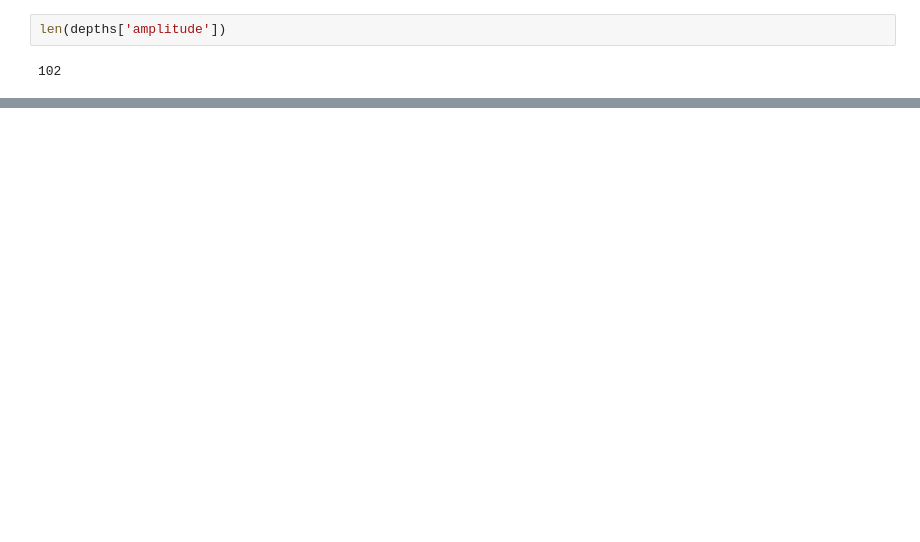
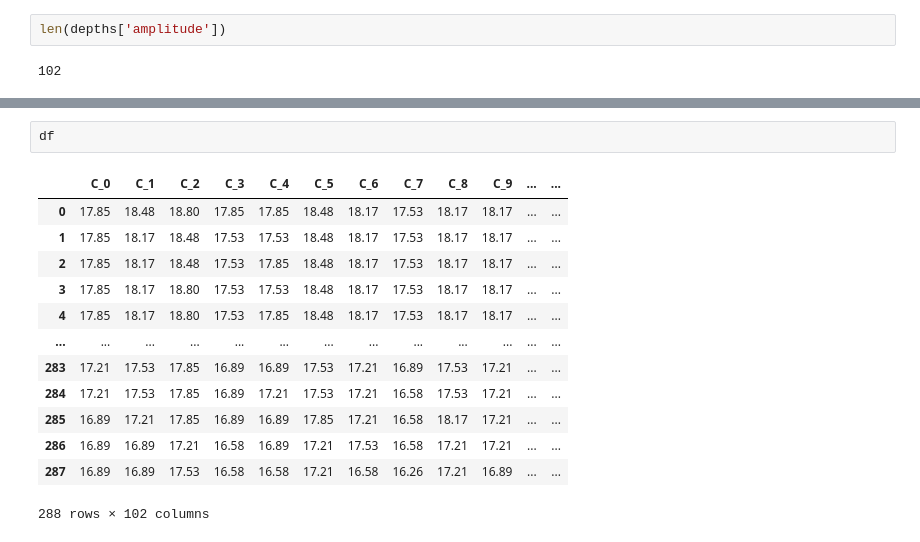
Before and after one commit to allisonaustin/streaming-depths, a Jupyter notebook: examples/depths_test.ipynb, the cells around one changed output, grey strips where cells are left out. Saved outputs shown, nothing was run; the diff lists cells and outputs as text; blank space fills up the shorter version.

```diff
--- a/examples/depths_test.ipynb
+++ b/examples/depths_test.ipynb
@@ -315,3 +314,19 @@ array([False, False, False, False,  True, False,  True, False, False,
        False, False, False, False, False, False, False, False, False,
        False, False, False, False, False, False, False, False, False,
        False, False, False])
+# %%
+df
+# %% [output]
+|  | C_0 | C_1 | C_2 | C_3 | C_4 | C_5 | C_6 | C_7 | C_8 | C_9 | ... | ... |
+| 0 | 17.85 | 18.48 | 18.80 | 17.85 | 17.85 | 18.48 | 18.17 | 17.53 | 18.17 | 18.17 | ... | ... |
+| 1 | 17.85 | 18.17 | 18.48 | 17.53 | 17.53 | 18.48 | 18.17 | 17.53 | 18.17 | 18.17 | ... | ... |
+| 2 | 17.85 | 18.17 | 18.48 | 17.53 | 17.85 | 18.48 | 18.17 | 17.53 | 18.17 | 18.17 | ... | ... |
+| 3 | 17.85 | 18.17 | 18.80 | 17.53 | 17.53 | 18.48 | 18.17 | 17.53 | 18.17 | 18.17 | ... | ... |
+| 4 | 17.85 | 18.17 | 18.80 | 17.53 | 17.85 | 18.48 | 18.17 | 17.53 | 18.17 | 18.17 | ... | ... |
+| ... | ... | ... | ... | ... | ... | ... | ... | ... | ... | ... | ... | ... |
+| 283 | 17.21 | 17.53 | 17.85 | 16.89 | 16.89 | 17.53 | 17.21 | 16.89 | 17.53 | 17.21 | ... | ... |
+| 284 | 17.21 | 17.53 | 17.85 | 16.89 | 17.21 | 17.53 | 17.21 | 16.58 | 17.53 | 17.21 | ... | ... |
+| 285 | 16.89 | 17.21 | 17.85 | 16.89 | 16.89 | 17.85 | 17.21 | 16.58 | 18.17 | 17.21 | ... | ... |
+| 286 | 16.89 | 16.89 | 17.21 | 16.58 | 16.89 | 17.21 | 17.53 | 16.58 | 17.21 | 17.21 | ... | ... |
+| 287 | 16.89 | 16.89 | 17.53 | 16.58 | 16.58 | 17.21 | 16.58 | 16.26 | 17.21 | 16.89 | ... | ... |
+288 rows × 102 columns
```
Also changed, not shown: parts of 18 cells of this notebook, 1 other file.
